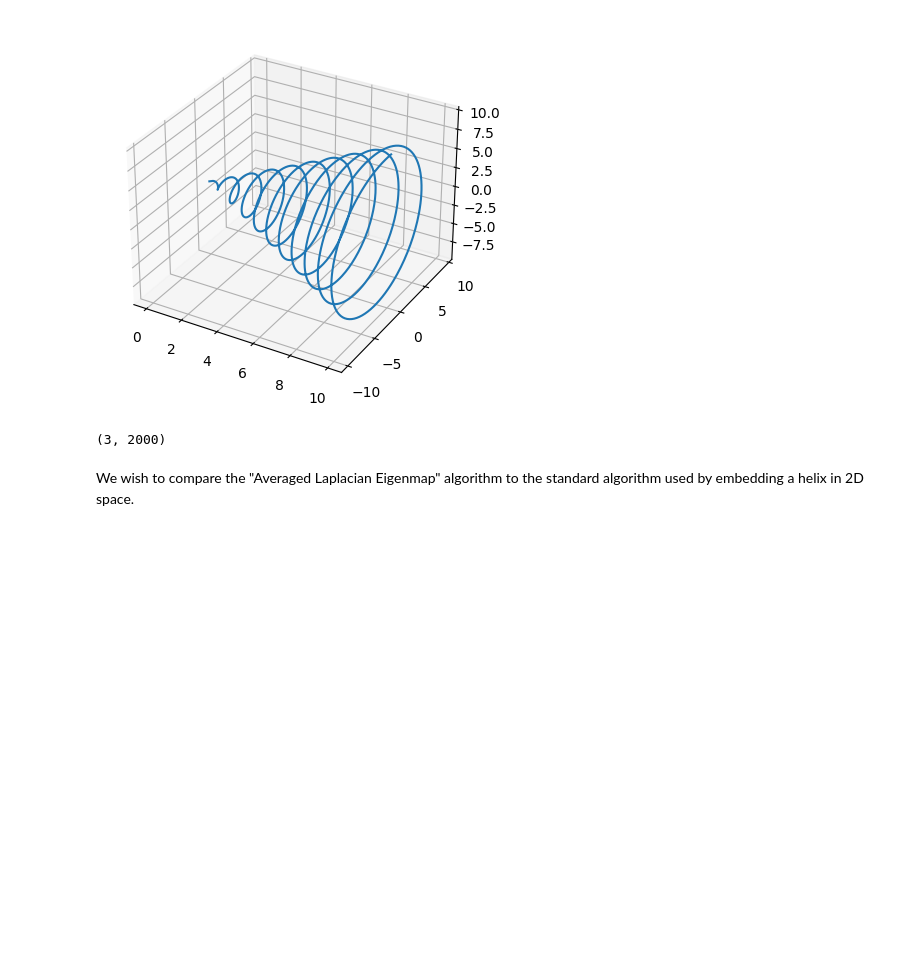
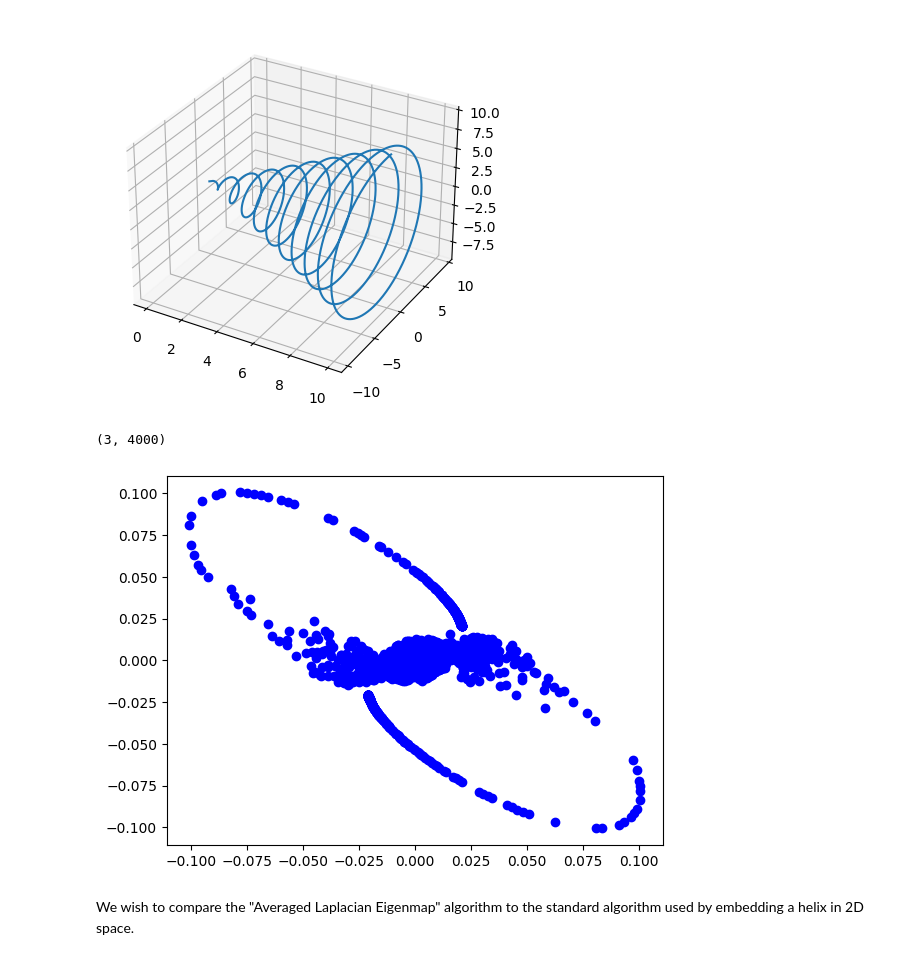
Before and after one commit to lucas-tucker/REU-2023, a Jupyter notebook: Experiment_LE_helix.ipynb, the cells around one changed output. Cells and saved outputs as stored; diff of their text form; code cells hidden in the pictures; blank space fills up the shorter version.

```diff
--- a/Experiment_LE_helix.ipynb
+++ b/Experiment_LE_helix.ipynb
@@ -4,9 +4,9 @@ import numpy as np
 import math
 from matplotlib import pyplot as plt
 # %%
-m = 2000 # number of points
+m = 4000 # number of points
 n = 3 # representation dimension
-t = 2 # number of neighbors measured
+t = 8 # number of neighbors measured
 # %%
 def t_nearest_matr(m, t, X):
     t_nearest = np.ones((m, t), dtype=int) * 1
@@ -21,7 +21,7 @@ def weight_matr(m, N, X, sigma):
     W = np.zeros((m, m))
     for i in range(m):
         for j in range(m):
-            if i in N[j]:
+            if (i in N[j]) and (j in N[i]):
                 W[i][j] = np.exp(np.linalg.norm(X[i] - X[j]) / (sigma ** 2))
     return W
 # %%
@@ -31,16 +31,16 @@ def diag_matr(m, W):
         D[i][i] = np.sum(W[i])
     return D
 # %%
-def get_le_reduced(k, t, sigma, X):
+def get_le_reduced(k, sigma, N, X):
     m = len(X[0])
-    N = t_nearest_matr(m, t, X)
     W = weight_matr(m, N, X, sigma)
     D = diag_matr(m, W)
     L = D - W
 
-    print(f"N sample is {N[:6]}")
-    print(f"W sample is {W[:6]}")
-    print(f"D sample is {D[:6]}")
+    # Helpful Debug Statements
+    # print(f"N sample is {N[:6]}")
+    # print(f"W sample is {W[:6]}")
+    # print(f"D sample is {D[:6]}")
 
     eigenvalues, eigenvectors = np.linalg.eig(L)
     sorted_indices = np.argsort(eigenvalues)[::-1]
@@ -62,7 +62,19 @@ plt.show()
 X = np.vstack((x, y, z))
 X.shape
 # %% [output]
-(3, 2000)
+(3, 4000)
+# %%
+k = 2 # projection dimension
+sigma = 1
+N = t_nearest_matr(m, t, X)
+P = get_le_reduced(k, sigma, N, X)
+
+fig = plt.figure()
+ax = fig.add_subplot(1, 1, 1)
+ax.scatter(P[0, :], P[1, :], c='b', marker='o')
+plt.show()
+# %% [output]
+[figure, added]
 # %% [markdown]
 We wish to compare the "Averaged Laplacian Eigenmap" algorithm to the standard
 algorithm used by embedding a helix in 2D space.
```
Also changed, not shown: parts of 5 cells of this notebook, 2 other files.
